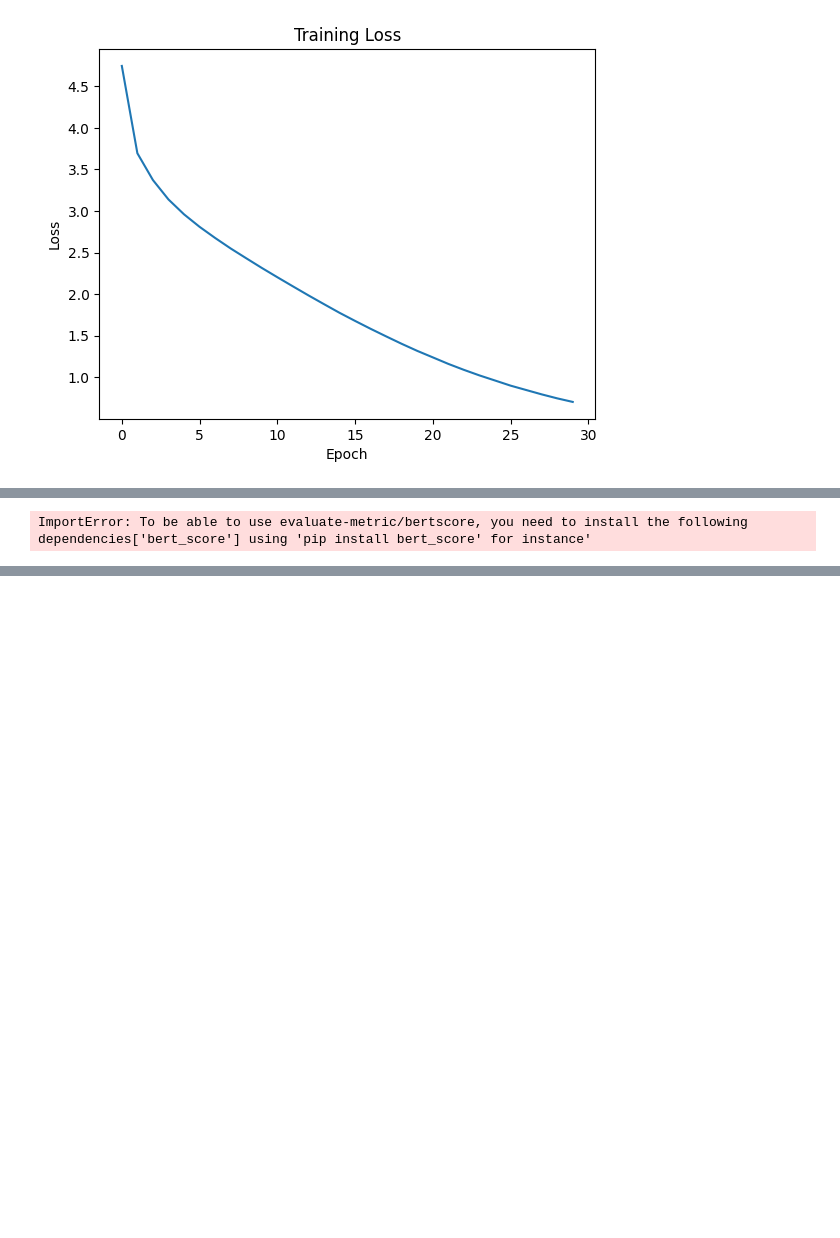
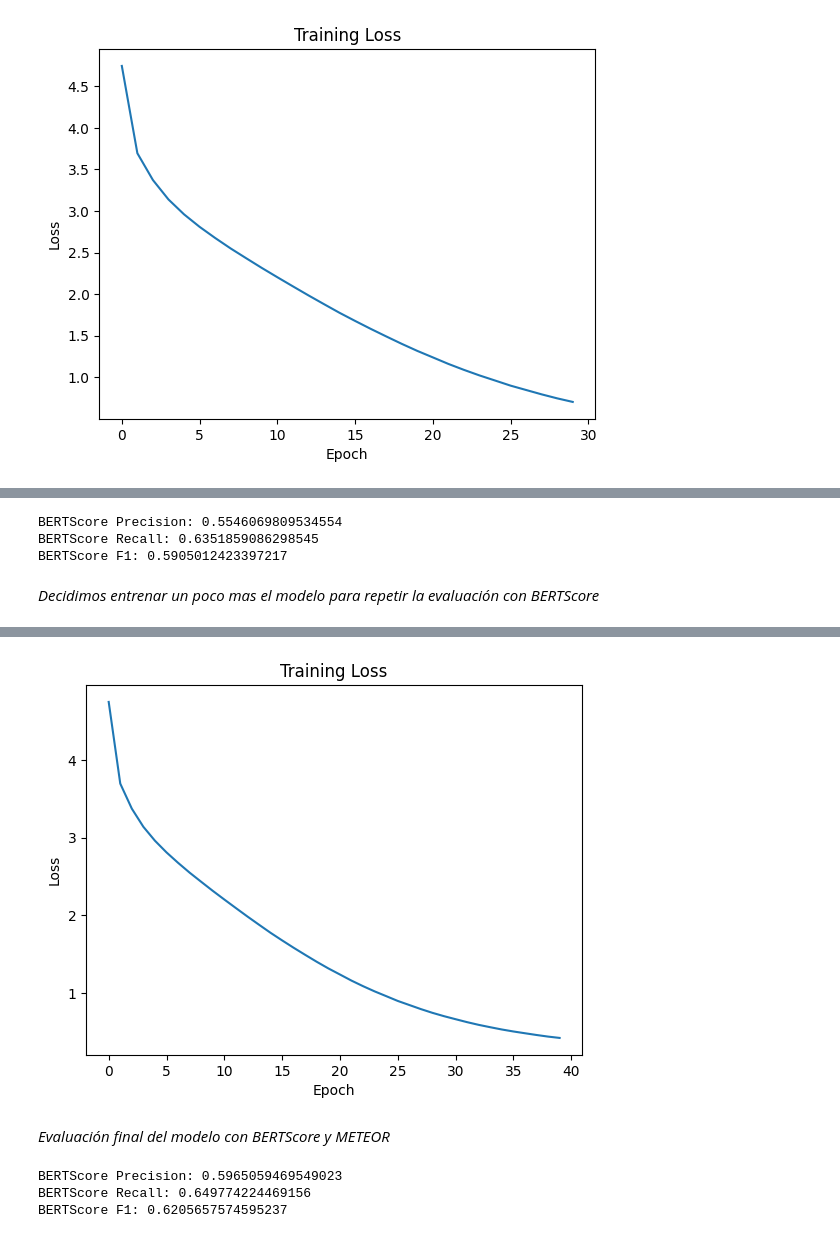
Before and after one commit to evillag/nlp, a Jupyter notebook: tareas/t6/NLP_tarea_6_Transformers_VOEV.ipynb, the cells around one changed output, grey strips where cells are left out. Saved outputs shown, nothing was run; the diff lists cells and outputs as text; code cells hidden in the pictures; blank space fills up the shorter version.

```diff
--- a/tareas/t6/NLP_tarea_6_Transformers_VOEV.ipynb
+++ b/tareas/t6/NLP_tarea_6_Transformers_VOEV.ipynb
@@ -457,6 +463,4 @@ def evaluate_model_with_bertscore(model, val_dataloader, tokenizer, device, lang
     bscore_results = bertscore.compute(predictions=predictions, references=references, lang=lang)
     return bscore_results
 
-evaluate_model_with_bertscore(model, val_dataloader, tokenizer, device)
+bscore_eval = evaluate_model_with_bertscore(model, val_dataloader, tokenizer, device)
-# %% [output]
-ImportError: To be able to use evaluate-metric/bertscore, you need to install the following dependencies['bert_score'] using 'pip install bert_score' for instance'
@@ -501,0 +467,27 @@ calculate_bleu(model, val_dataloader, tokenizer, device)
+# %%
+print(f"BERTScore Precision: {np.mean(bscore_eval['precision']).item()}")
+print(f"BERTScore Recall: {np.mean(bscore_eval['recall']).item()}")
+print(f"BERTScore F1: {np.mean(bscore_eval['f1']).item()}")
+# %% [output]
+BERTScore Precision: 0.5546069809534554
+BERTScore Recall: 0.6351859086298545
+BERTScore F1: 0.5905012423397217
+# %% [markdown]
+*Decidimos entrenar un poco mas el modelo para repetir la evaluación con BERTScore*
+# %%
+# Entrenamiento adicional (2)
+
+for epoch in range(10):
+    train_loss = train_epoch(model, train_dataloader, optimizer, criterion, device)
+    losses.append(train_loss)
+    print(f"Epoch {epoch+1}: Train Loss = {train_loss:.4f}")
+
+# Guardar el modelo y el optimizador después de entrenar más épocas
+checkpoint = {
+    'model_state_dict': model.state_dict(),
+    'optimizer_state_dict': optimizer.state_dict()
+}
+torch.save(checkpoint, 'checkpoint3.pth')
+
+plot_losses(losses)
+# %% [output]
@@ -501,0 +504,12 @@ calculate_bleu(model, val_dataloader, tokenizer, device)
+[figure, added]
+# %% [markdown]
+*Evaluación final del modelo con BERTScore y METEOR*
+# %%
+bscore_eval2 = evaluate_model_with_bertscore(model, val_dataloader, tokenizer, device)
+print(f"BERTScore Precision: {np.mean(bscore_eval2['precision']).item()}")
+print(f"BERTScore Recall: {np.mean(bscore_eval2['recall']).item()}")
+print(f"BERTScore F1: {np.mean(bscore_eval2['f1']).item()}")
+# %% [output]
+BERTScore Precision: 0.5965059469549023
+BERTScore Recall: 0.649774224469156
+BERTScore F1: 0.6205657574595237
```
Also changed, not shown: parts of 13 cells of this notebook.
